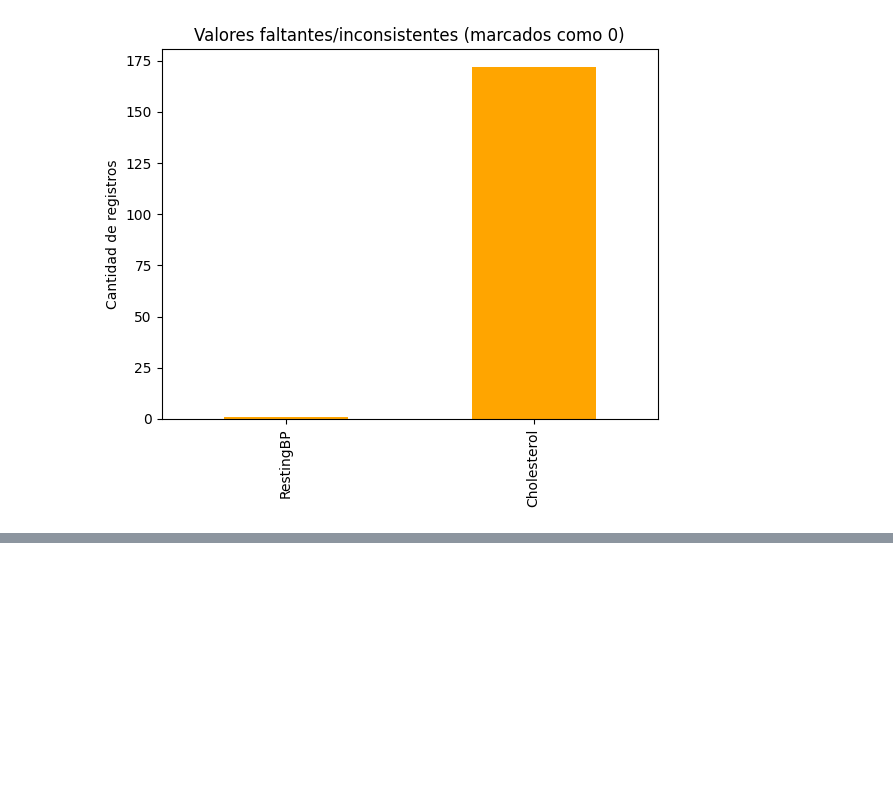
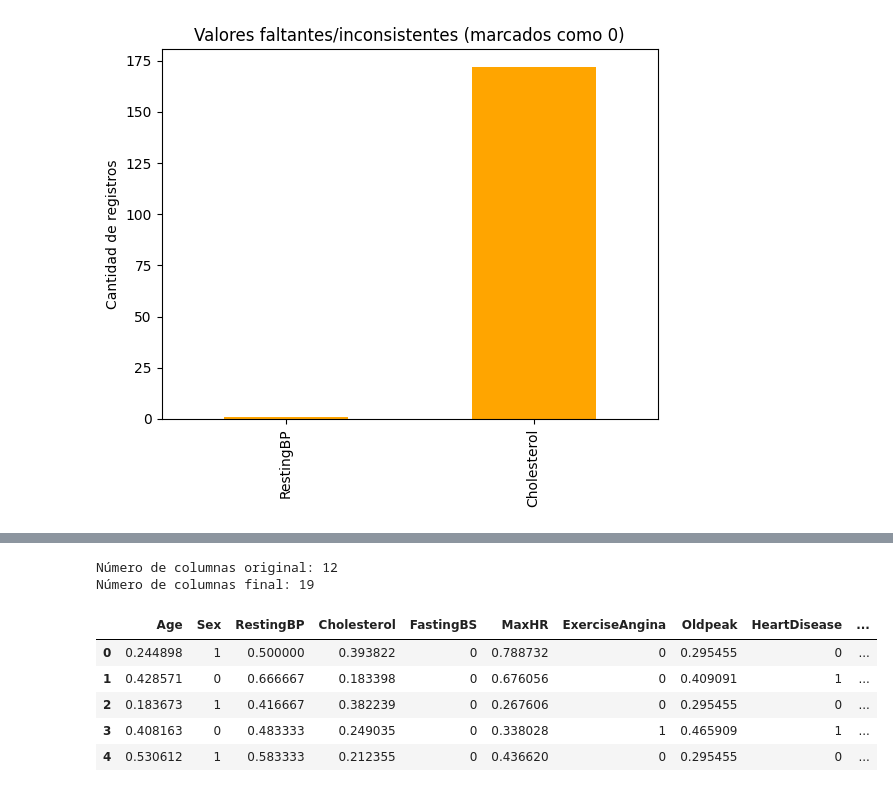
Before and after one commit to iRuperth/BeatSense, a Jupyter notebook: notebook/eda_heart_failure_i.ipynb, the cells around one changed output, grey strips where cells are left out. Cells and saved outputs as stored; diff of their text form; code cells hidden in the pictures; blank space fills up the shorter version.

Commit message:
feat: complete data processing including imputation, scaling and encoding for issue #11

```diff
--- a/notebook/eda_heart_failure_i.ipynb
+++ b/notebook/eda_heart_failure_i.ipynb
@@ -149,0 +182,15 @@ Pacientes con Cholesterol igual a 0: 172
+# %%
+# 4.2 Escalado de variables numéricas (Min-Max Scaling)
+from sklearn.preprocessing import MinMaxScaler
+
+# Creamos el objeto escalador
+scaler = MinMaxScaler()
+
+# Seleccionamos las columnas numéricas que queremos que pesen lo mismo
+cols_a_escalar = ['Age', 'RestingBP', 'Cholesterol', 'MaxHR', 'Oldpeak']
+
+# Aplicamos el escalado
+df_eda[cols_a_escalar] = scaler.fit_transform(df_eda[cols_a_escalar])
+
+# Comprobamos que ahora el máximo de todo es 1 y el mínimo es 0
+df_eda[cols_a_escalar].describe().loc[['min', 'max']]
@@ -149,0 +201,11 @@ Pacientes con Cholesterol igual a 0: 172
+# %%
+# 4.3 Codificación de variables (Letras a Números)
+
+# Para Sex: M -> 1, F -> 0
+df_eda['Sex'] = df_eda['Sex'].map({'M': 1, 'F': 0})
+
+# Para ExerciseAngina: Y -> 1, N -> 0
+df_eda['ExerciseAngina'] = df_eda['ExerciseAngina'].map({'Y': 1, 'N': 0})
+
+# Comprobamos cómo han quedado los primeros datos
+df_eda[['Sex', 'ExerciseAngina']].head()
@@ -149,0 +219,19 @@ Pacientes con Cholesterol igual a 0: 172
+# %%
+# 4.4 One-Hot Encoding para el resto de variables categóricas
+
+# Usamos la función get_dummies para crear las columnas nuevas
+df_final = pd.get_dummies(df_eda, columns=['ChestPainType', 'RestingECG', 'ST_Slope'])
+
+# Mostramos cómo ha quedado el dataset (ahora tendrá más columnas)
+print(f"Número de columnas original: {df_eda.shape[1]}")
+print(f"Número de columnas final: {df_final.shape[1]}")
+df_final.head()
+# %% [output]
+Número de columnas original: 12
+Número de columnas final: 19
+|  | Age | Sex | RestingBP | Cholesterol | FastingBS | MaxHR | ExerciseAngina | Oldpeak | HeartDisease | ... |
+| 0 | 0.244898 | 1 | 0.500000 | 0.393822 | 0 | 0.788732 | 0 | 0.295455 | 0 | ... |
+| 1 | 0.428571 | 0 | 0.666667 | 0.183398 | 0 | 0.676056 | 0 | 0.409091 | 1 | ... |
+| 2 | 0.183673 | 1 | 0.416667 | 0.382239 | 0 | 0.267606 | 0 | 0.295455 | 0 | ... |
+| 3 | 0.408163 | 0 | 0.483333 | 0.249035 | 0 | 0.338028 | 1 | 0.465909 | 1 | ... |
+| 4 | 0.530612 | 1 | 0.583333 | 0.212355 | 0 | 0.436620 | 0 | 0.295455 | 0 | ... |
```
Also changed, not shown: parts of 4 cells of this notebook.
